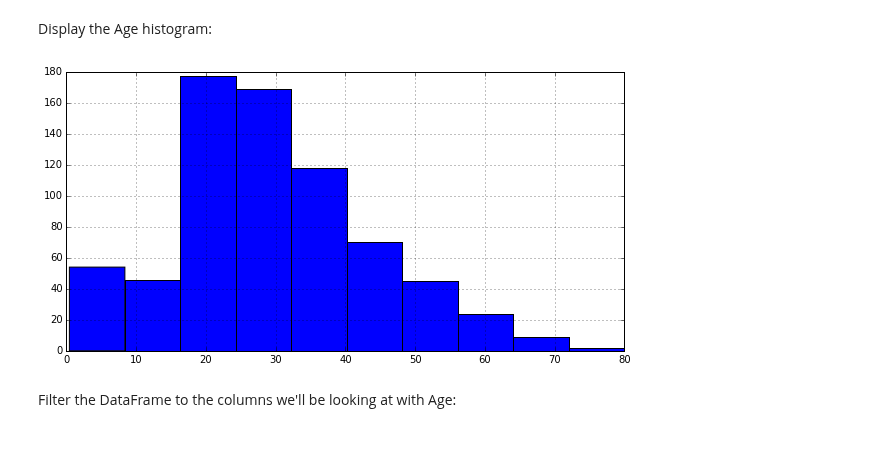
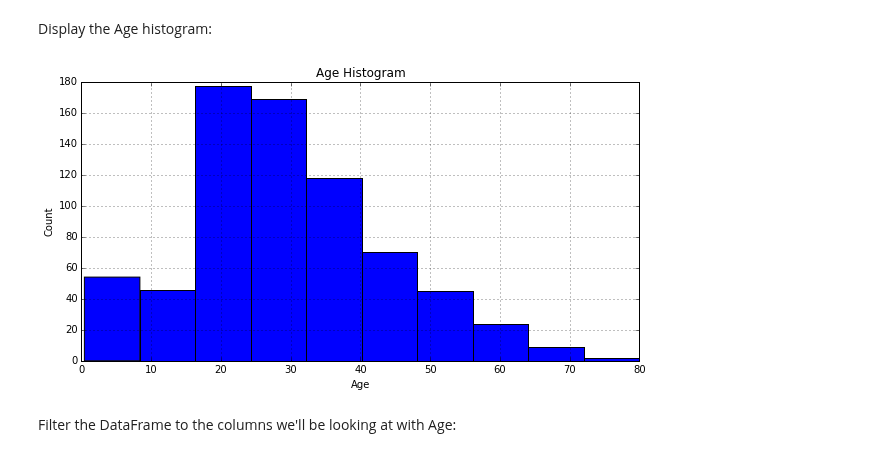
Before and after one commit to donnemartin/data-science-ipython-notebooks, a Jupyter notebook: kaggle/titanic.ipynb, the cells around one changed output. Cells and saved outputs as stored; diff of their text form; code cells hidden in the pictures.

Commit message:
Added title and axes labels for Age charts.

```diff
--- a/kaggle/titanic.ipynb
+++ b/kaggle/titanic.ipynb
@@ -390,9 +390,12 @@ Name: Age, dtype: float64
 Display the Age histogram:
 # %%
 df['Age'].hist()
+plt.title('Age Histogram')
+plt.xlabel('Age')
+plt.ylabel('Count')
 plt.show()
 # %% [output]
-[figure, old version]
+[figure, new version]
 # %% [markdown]
 Filter the DataFrame to the columns we'll be looking at with Age:
 # %%
```
Also changed, not shown: parts of 1 cell of this notebook.
